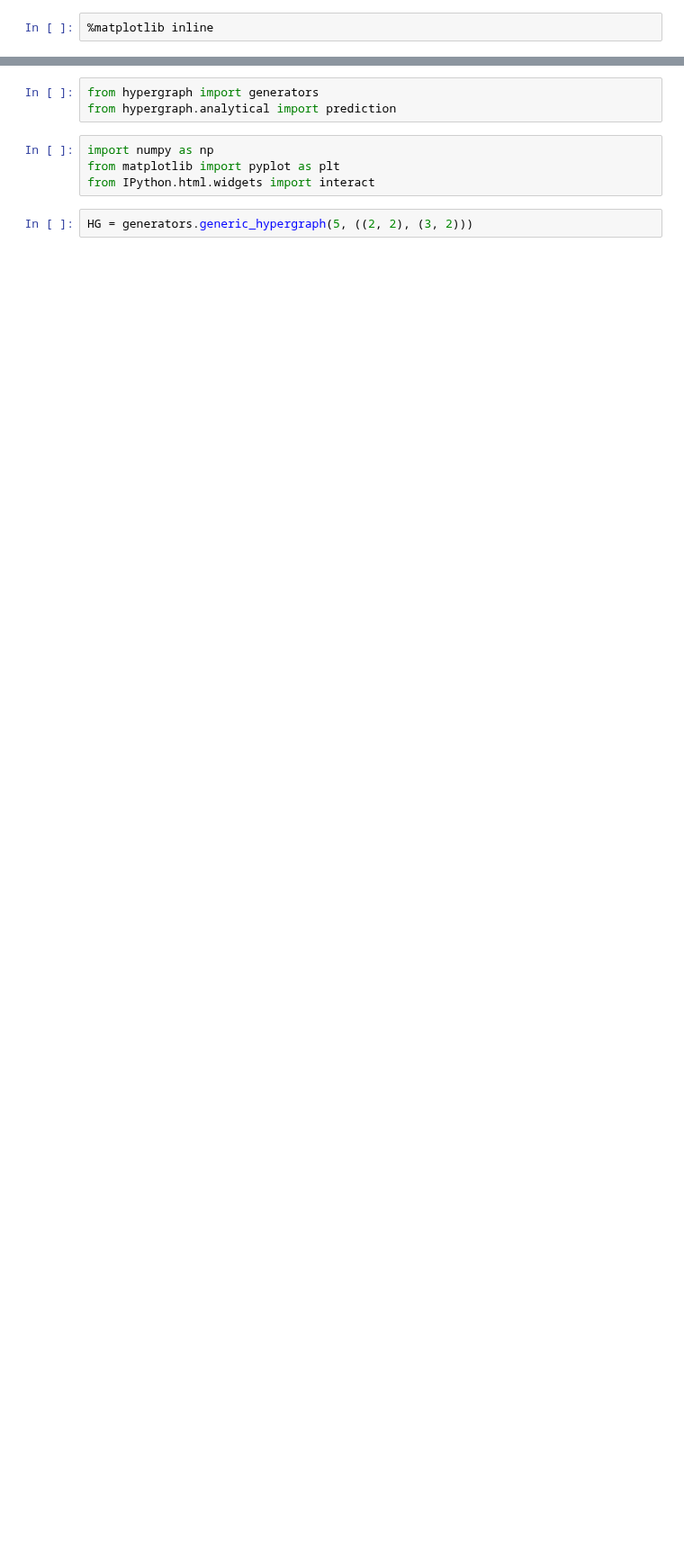
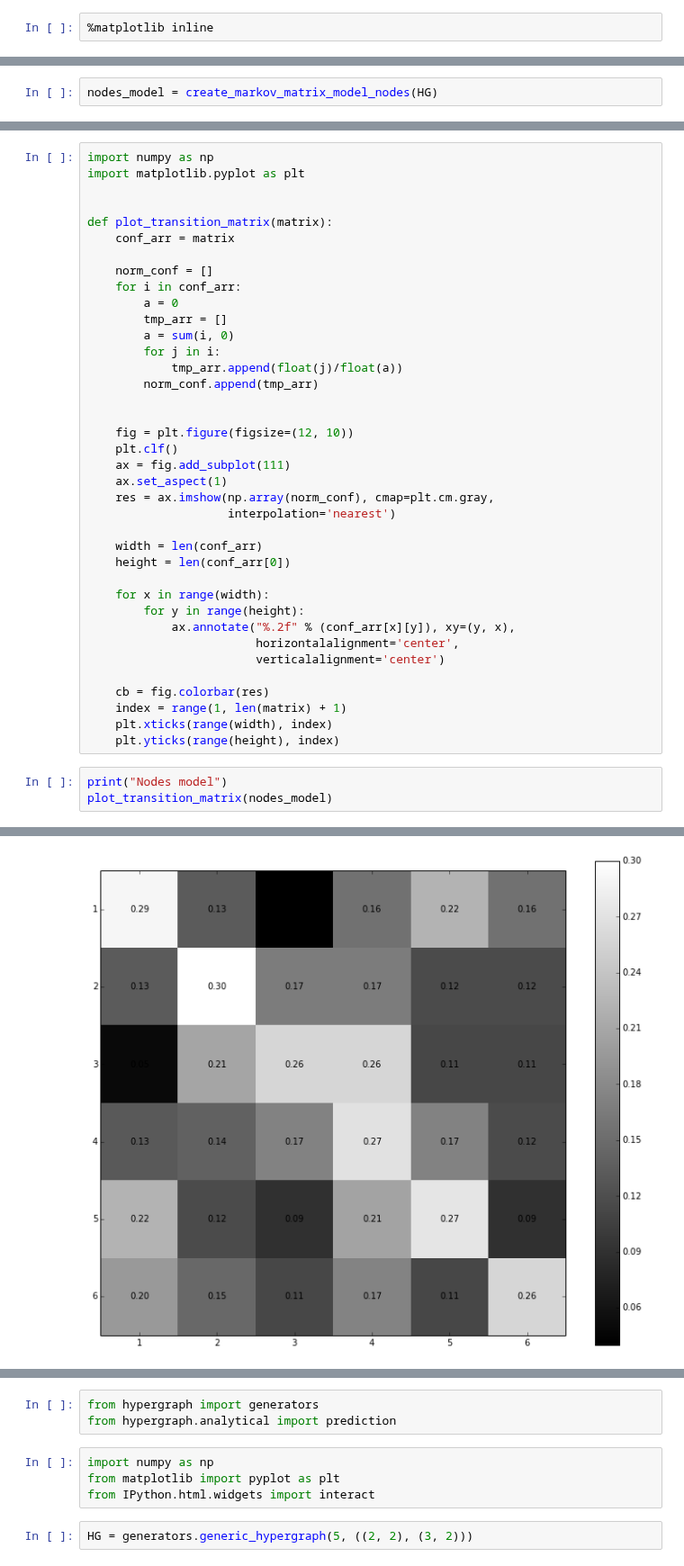
Before and after one commit to ilonajulczuk/hypergraph, a Jupyter notebook: notebooks/Modelling diffusion on hypergraph.ipynb, the cells around one changed output, grey strips where cells are left out. Shown at 90% size. Saved outputs shown, nothing was run; the diff lists cells and outputs as text; blank space fills up the shorter version.

```diff
--- a/notebooks/Modelling diffusion on hypergraph.ipynb
+++ b/notebooks/Modelling diffusion on hypergraph.ipynb
@@ -109,0 +161,2 @@ $\pi_k = \frac{\|\{V_i :\  V_i \in E_k \} \|} {\sum\limits_{i=1}^{n}{ \|\{V_z :\
+# %%
+nodes_model = create_markov_matrix_model_nodes(HG)
@@ -109,0 +165,42 @@ $\pi_k = \frac{\|\{V_i :\  V_i \in E_k \} \|} {\sum\limits_{i=1}^{n}{ \|\{V_z :\
+# %%
+import numpy as np
+import matplotlib.pyplot as plt
+
+
+def plot_transition_matrix(matrix):
+    conf_arr = matrix
+
+    norm_conf = []
+    for i in conf_arr:
+        a = 0
+        tmp_arr = []
+        a = sum(i, 0)
+        for j in i:
+            tmp_arr.append(float(j)/float(a))
+        norm_conf.append(tmp_arr)
+
+
+    fig = plt.figure(figsize=(12, 10))
+    plt.clf()
+    ax = fig.add_subplot(111)
+    ax.set_aspect(1)
+    res = ax.imshow(np.array(norm_conf), cmap=plt.cm.gray,
+                    interpolation='nearest')
+
+    width = len(conf_arr)
+    height = len(conf_arr[0])
+
+    for x in range(width):
+        for y in range(height):
+            ax.annotate("%.2f" % (conf_arr[x][y]), xy=(y, x),
+                        horizontalalignment='center',
+                        verticalalignment='center')
+
+    cb = fig.colorbar(res)
+    index = range(1, len(matrix) + 1)
+    plt.xticks(range(width), index)
+    plt.yticks(range(height), index)
+# %%
+print("Nodes model")
+plot_transition_matrix(nodes_model)
+# %% [output]
@@ -109,0 +208 @@ $\pi_k = \frac{\|\{V_i :\  V_i \in E_k \} \|} {\sum\limits_{i=1}^{n}{ \|\{V_z :\
+[figure, added]
```
Also changed, not shown: parts of 16 cells of this notebook.
